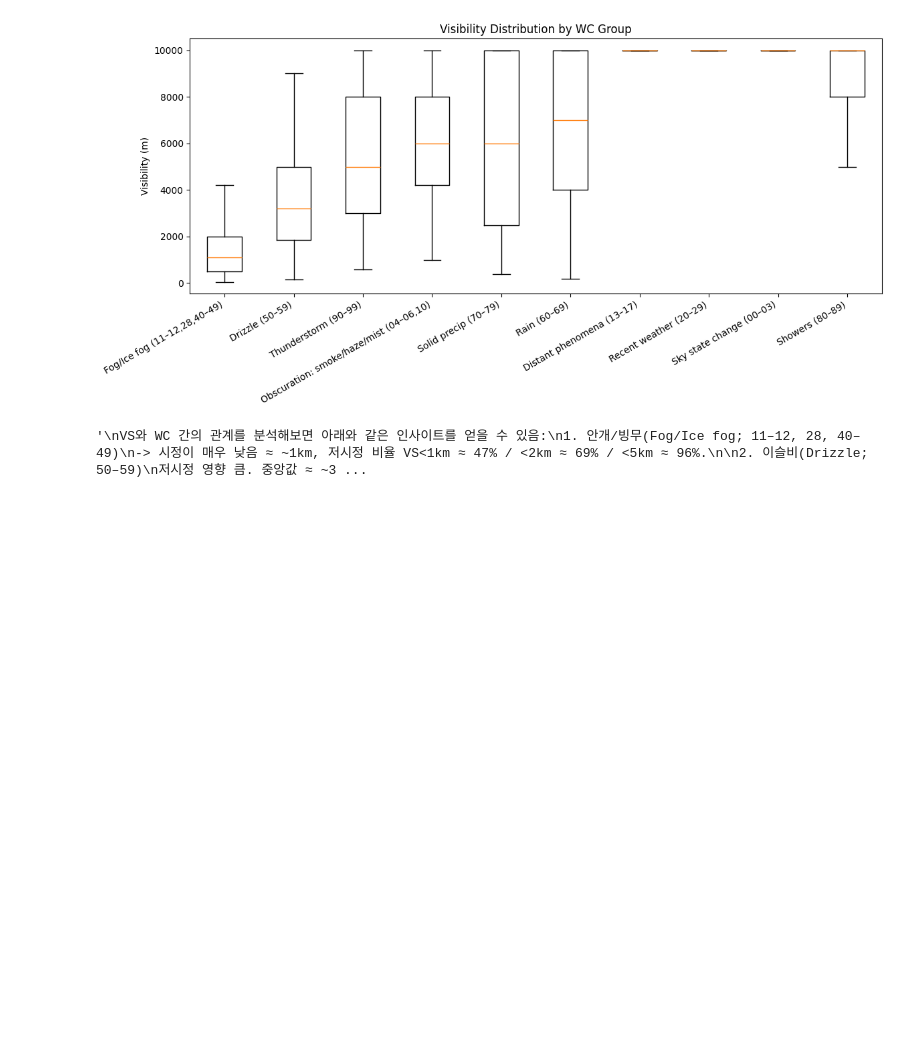
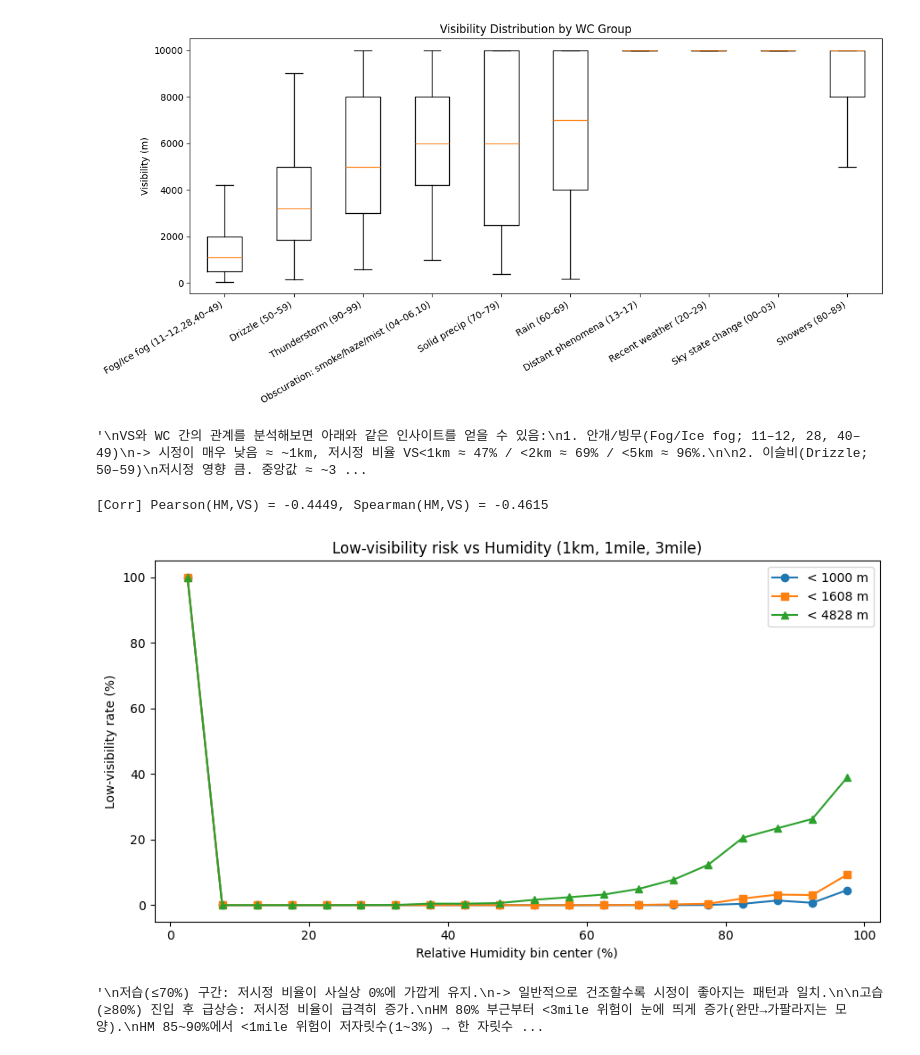
Before and after one commit to tjdrbdl/Weather_Prediction, a Jupyter notebook: prediction_weather/EDA.ipynb, the cells around one changed output. Drawn from its saved outputs; the diff is of its cells as text; code cells hidden in the pictures; blank space fills up the shorter version.

Commit message:
Modify add visualization to EDA

```diff
--- a/prediction_weather/EDA.ipynb
+++ b/prediction_weather/EDA.ipynb
@@ -444,3 +441,60 @@ VS와 WC 간의 관계를 분석해보면 아래와 같은 인사이트를 얻
 # %% [output]
 [figure]
 '\nVS와 WC 간의 관계를 분석해보면 아래와 같은 인사이트를 얻을 수 있음:\n1. 안개/빙무(Fog/Ice fog; 11–12, 28, 40–49)\n-> 시정이 매우 낮음 ≈ ~1km, 저시정 비율 VS<1km ≈ 47% / <2km ≈ 69% / <5km ≈ 96%.\n\n2. 이슬비(Drizzle; 50–59)\n저시정 영향 큼. 중앙값 ≈ ~3 ...
+# %%
+thresholds = [1000, 1608, 4828]  # 1km, 1mile, 3mile
+
+
+cols = ["HM", "VS", "WC"] if "WC" in df.columns else ["HM", "VS"]
+df_hm = df[cols].copy()
+df_hm["HM"] = pd.to_numeric(df_hm["HM"], errors="coerce").clip(0, 100)
+df_hm["VS"] = pd.to_numeric(df_hm["VS"], errors="coerce")
+df_hm = df_hm.dropna(subset=["HM","VS"]).copy()
+
+#상관계수 계산
+pearson = df_hm[["HM","VS"]].corr(method="pearson").iloc[0,1]
+spearman = df_hm[["HM","VS"]].corr(method="spearman").iloc[0,1]
+print(f"[Corr] Pearson(HM,VS) = {pearson:.4f}, Spearman(HM,VS) = {spearman:.4f}")
+
+# HM 구간 만들기 (5% 간격)
+bin_width = 5
+bins = np.arange(0, 100 + bin_width, bin_width)
+labels = [f"{bins[i]}–{bins[i+1]}%" for i in range(len(bins)-1)]
+if "HM_BIN" not in df_hm.columns:
+    df_hm["HM_BIN"] = pd.cut(df_hm["HM"], bins=bins, labels=labels, include_lowest=True, right=True)
+
+# 위험 비율 요약 (각 HM_BIN에서 VS<threshold 비율)
+agg_dict = {"count": ("VS", "count")}
+for t in thresholds:
+    agg_dict[f"pct_vs_lt_{t}"] = ("VS", lambda s, tt=t: (s.lt(tt).mean() * 100))
+
+summary_risk = df_hm.groupby("HM_BIN").agg(**agg_dict).reset_index()
+
+# X축(구간 중심) 계산
+ordered = summary_risk["HM_BIN"].astype(str).tolist()
+x_centers = np.array([np.mean([float(s.split("–")[0]), float(s.split("–")[1].rstrip("%"))]) for s in ordered])
+
+# 위험곡선: 1km / 1mile / 3mile
+plt.figure(figsize=(9, 5))
+for t, marker in zip(thresholds, ["o", "s", "^"]):
+    plt.plot(x_centers, summary_risk[f"pct_vs_lt_{t}"], marker=marker, label=f"< {t} m")
+plt.xlabel("Relative Humidity bin center (%)")
+plt.ylabel("Low-visibility rate (%)")
+plt.title("Low-visibility risk vs Humidity (1km, 1mile, 3mile)")
+plt.legend()
+plt.tight_layout()
+plt.show()
+
+"""
+저습(≤70%) 구간: 저시정 비율이 사실상 0%에 가깝게 유지.
+-> 일반적으로 건조할수록 시정이 좋아지는 패턴과 일치.
+
+고습(≥80%) 진입 후 급상승: 저시정 비율이 급격히 증가.
+HM 80% 부근부터 <3mile 위험이 눈에 띄게 증가(완만→가팔라지는 모양).
+HM 85~90%에서 <1mile 위험이 저자릿수(1~3%) → 한 자릿수 중후반대로 오르고, <3mile은 두 자릿수로 진입.
+
+"""
+# %% [output]
+[Corr] Pearson(HM,VS) = -0.4449, Spearman(HM,VS) = -0.4615
+[figure, added]
+'\n저습(≤70%) 구간: 저시정 비율이 사실상 0%에 가깝게 유지.\n-> 일반적으로 건조할수록 시정이 좋아지는 패턴과 일치.\n\n고습(≥80%) 진입 후 급상승: 저시정 비율이 급격히 증가.\nHM 80% 부근부터 <3mile 위험이 눈에 띄게 증가(완만→가팔라지는 모양).\nHM 85~90%에서 <1mile 위험이 저자릿수(1~3%) → 한 자릿수 ...
```
Also changed, not shown: parts of 12 cells of this notebook.
